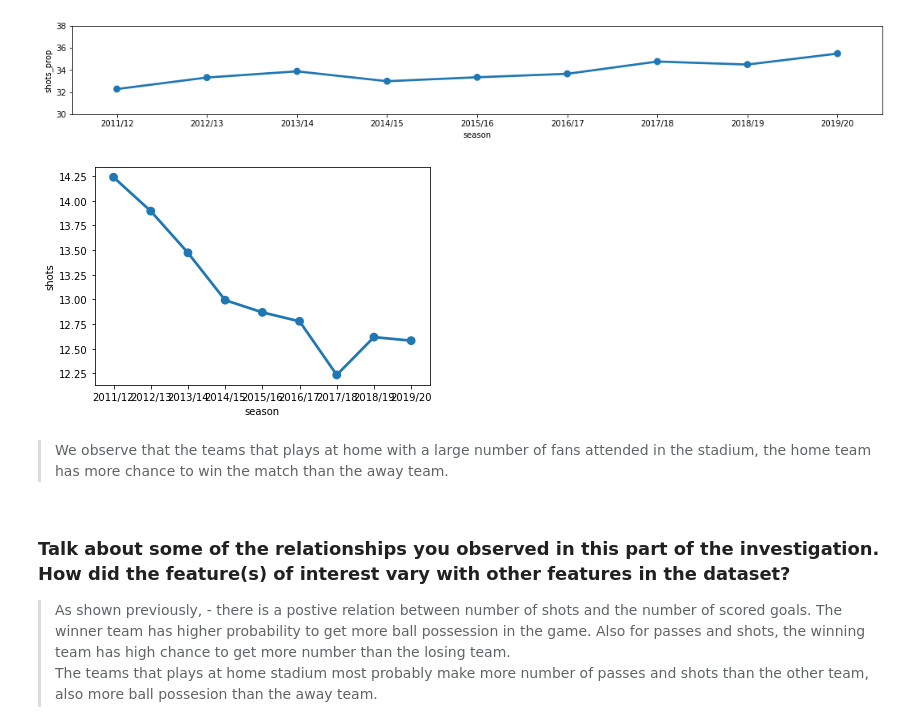
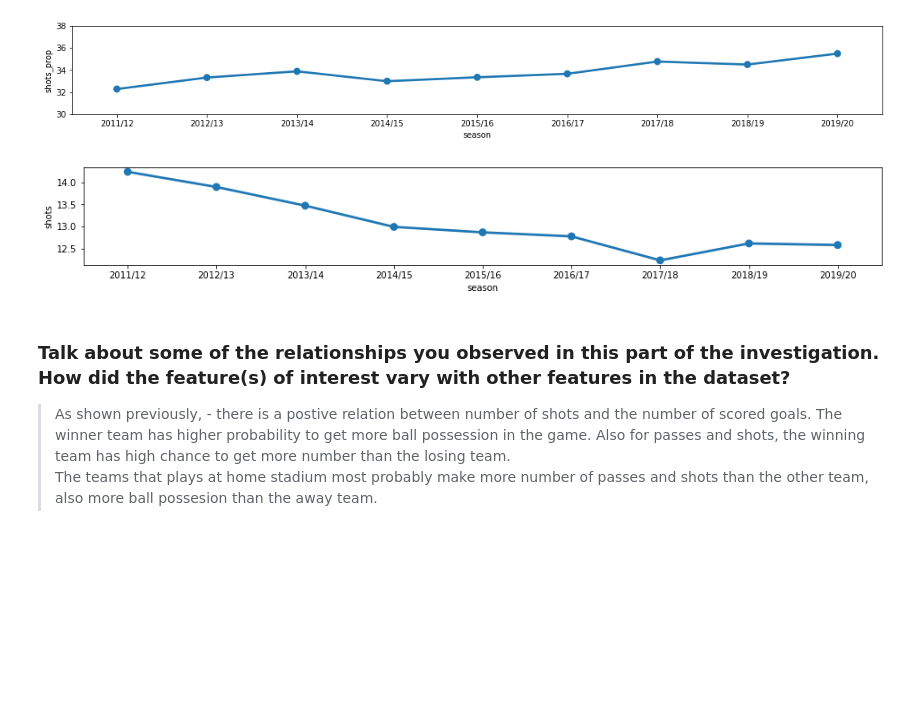
Before and after one commit to Onsymers/Premier-League-Data-Analysis, a Jupyter notebook: Data_exploration.ipynb, the cells around one changed output. Saved outputs shown, nothing was run; the diff lists cells and outputs as text; code cells hidden in the pictures; blank space fills up the shorter version.

```diff
--- a/Data_exploration.ipynb
+++ b/Data_exploration.ipynb
@@ -430,11 +437,10 @@ plt.ylim((30, 38))
 (30.0, 38.0)
 [figure]
 # %%
+plt.figure(figsize=(16,2))
 x = sb.pointplot(data = df_mod, x = 'season', y = 'shots', ci=None)
 # %% [output]
-[figure, old version]
+[figure, new version]
-# %% [markdown]
-> We observe that the teams that plays at home with a large number of fans attended in the stadium, the home team has more chance to win the match than the away team.
 # %% [markdown]
 ### Talk about some of the relationships you observed in this part of the investigation. How did the feature(s) of interest vary with other features in the dataset?
 
```
Also changed, not shown: parts of 10 cells of this notebook, 4 other files.
